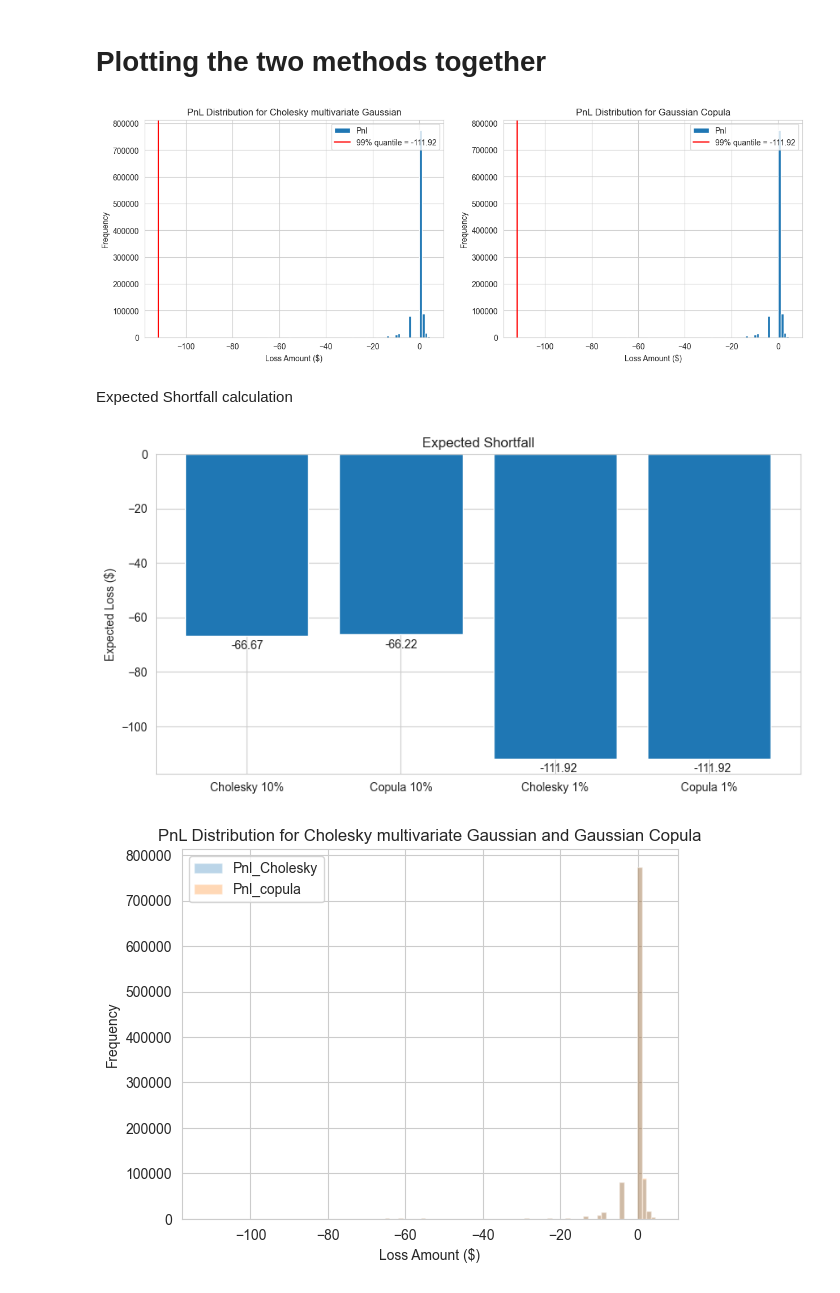
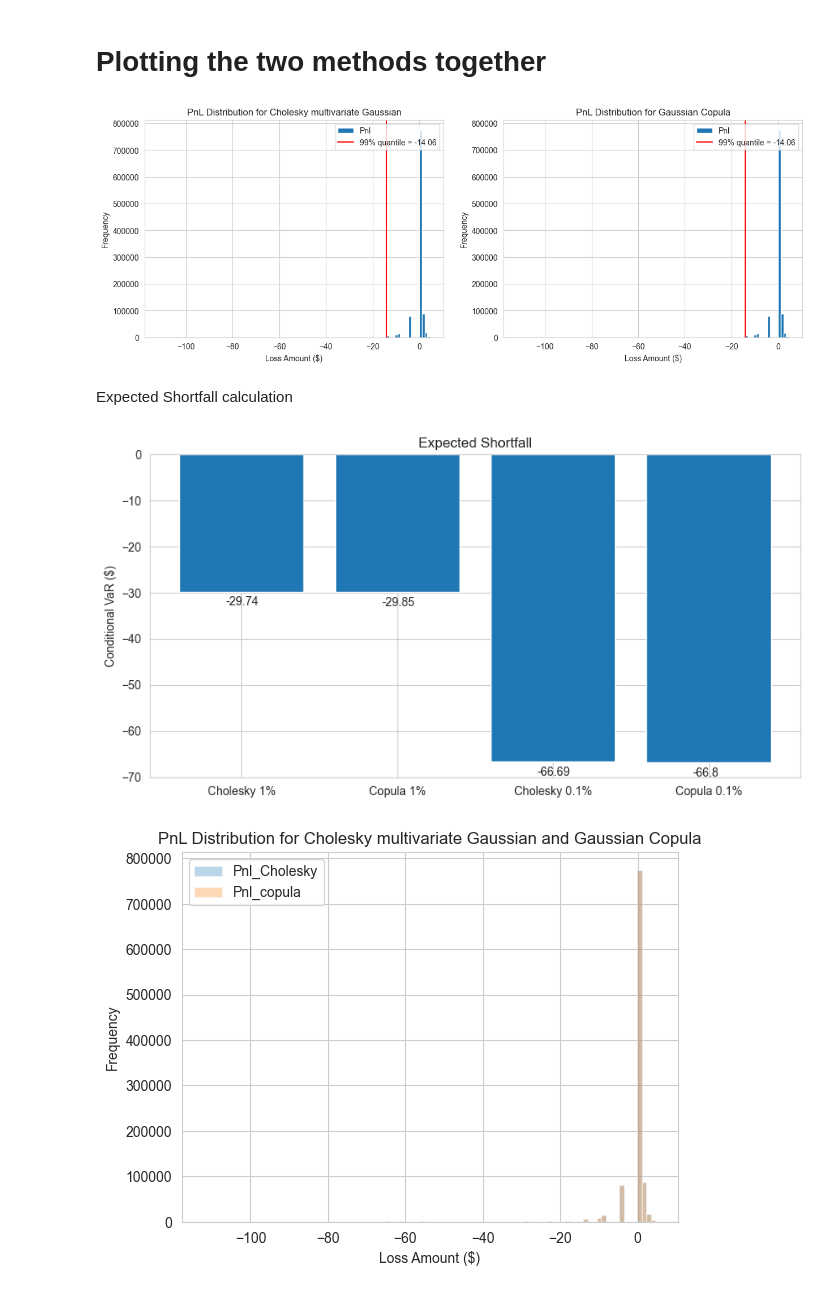
Before and after one commit to kaiwenShen/Credit_Risk, a Jupyter notebook: Credit_Risk.ipynb, the cells around one changed output. Drawn from its saved outputs; the diff is of its cells as text; code cells hidden in the pictures.

```diff
--- a/Credit_Risk.ipynb
+++ b/Credit_Risk.ipynb
@@ -265,0 +267,7 @@ yes they are different
+# %%
+plt.figure(figsize=(10, 5))
+plt.bar(['PnL Multivariate Gaussian','PnL Copula'],[Pnl_multivariate_Gaussian[Pnl_multivariate_Gaussian<0].mean(), PnL_copula[PnL_copula<0].mean()])
+plt.title('Expected Loss')
+for i, v in enumerate([Pnl_multivariate_Gaussian[Pnl_multivariate_Gaussian<0].mean(), PnL_copula[PnL_copula<0].mean()]):
+    plt.text(i-0.05 , v -0.4, str(round(v, 2)))
+plt.show()
@@ -269,42 +279,42 @@ yes they are different
 plt.figure(figsize=(15, 5))
 plt.subplot(1, 2, 1)
 plt.hist(Pnl_multivariate_Gaussian, bins=100, label='Pnl')
-plt.axvline(np.percentile(Pnl_multivariate_Gaussian, 0.01), color='red',
-            label='99% quantile = {:.2f}'.format(np.percentile(Pnl_multivariate_Gaussian, 0.01)))
+plt.axvline(np.percentile(Pnl_multivariate_Gaussian, 1), color='red',
+            label='VaR 99% quantile = {:.2f}'.format(np.percentile(Pnl_multivariate_Gaussian, 1)))
 plt.legend(loc='upper right')
 plt.ylabel('Frequency')
 plt.xlabel('Loss Amount ($)')
 plt.title('PnL Distribution for Cholesky multivariate Gaussian')
 plt.subplot(1, 2, 2)
 plt.hist(PnL_copula, bins=100, label='Pnl')
-plt.axvline(np.percentile(PnL_copula, 0.01), color='red',
-            label='99% quantile = {:.2f}'.format(np.percentile(PnL_copula, 0.01)))
+plt.axvline(np.percentile(PnL_copula, 1), color='red',
+            label='VaR 99% quantile = {:.2f}'.format(np.percentile(PnL_copula, 1)))
 plt.legend(loc='upper right')
 plt.ylabel('Frequency')
 plt.xlabel('Loss Amount ($)')
 plt.title('PnL Distribution for Gaussian Copula')
 plt.show()
 # %% [output]
-[figure, old version]
+[figure, new version]
 # %% [markdown]
 Expected Shortfall calculation
 # %%
 ES = [
+    np.mean(Pnl_multivariate_Gaussian[Pnl_multivariate_Gaussian <= np.percentile(Pnl_multivariate_Gaussian, 1)]),
+    np.mean(PnL_copula[PnL_copula <= np.percentile(PnL_copula, 1)]),
     np.mean(Pnl_multivariate_Gaussian[Pnl_multivariate_Gaussian <= np.percentile(Pnl_multivariate_Gaussian, 0.1)]),
     np.mean(PnL_copula[PnL_copula <= np.percentile(PnL_copula, 0.1)]),
-    np.mean(Pnl_multivariate_Gaussian[Pnl_multivariate_Gaussian <= np.percentile(Pnl_multivariate_Gaussian, 0.01)]),
-    np.mean(PnL_copula[PnL_copula <= np.percentile(PnL_copula, 0.01)]),
 ]
 # plot bar plot for ES
 plt.figure(figsize=(10, 5))
-plt.bar(['Cholesky 10%', 'Copula 10%', 'Cholesky 1%', 'Copula 1%'], ES)
+plt.bar(['Cholesky 1%', 'Copula 1%', 'Cholesky 0.1%', 'Copula 0.1%'], ES)
 plt.title('Expected Shortfall')
 for i, v in enumerate(ES):
-    plt.text(i - 0.1, v - 5, str(round(v, 2)))
-plt.ylabel('Expected Loss ($)')
+    plt.text(i - 0.1, v - 3, str(round(v, 2)))
+plt.ylabel('Conditional VaR ($)')
 plt.show()
 # %% [output]
-[figure, old version]
+[figure, new version]
 # %%
 plt.hist(Pnl_multivariate_Gaussian, bins=100, label='Pnl_Cholesky', alpha=0.3)
 plt.hist(PnL_copula, bins=100, label='Pnl_copula', alpha=0.3)
```
Also changed, not shown: parts of 14 cells of this notebook.
